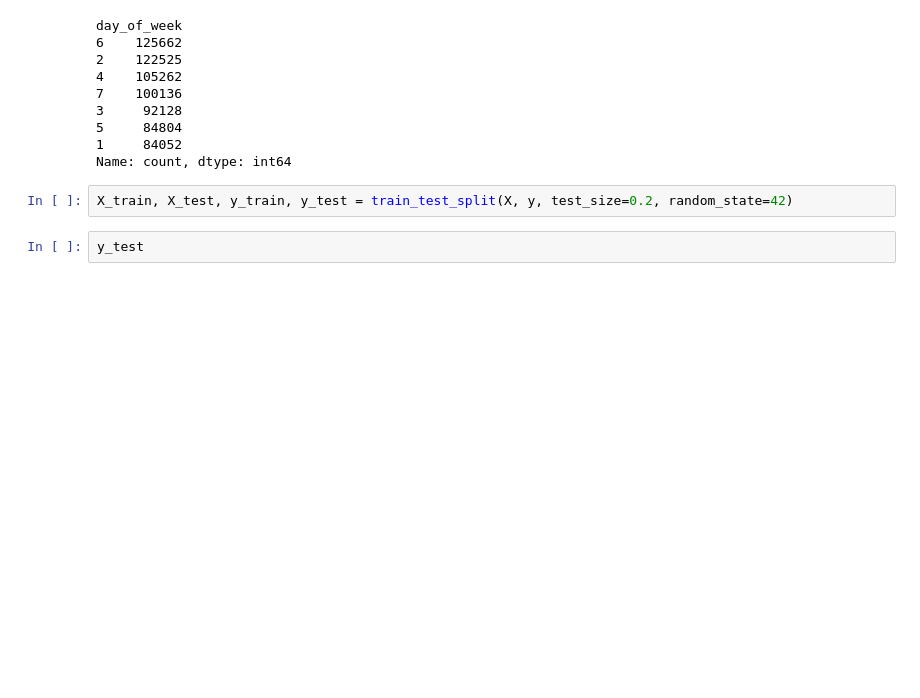
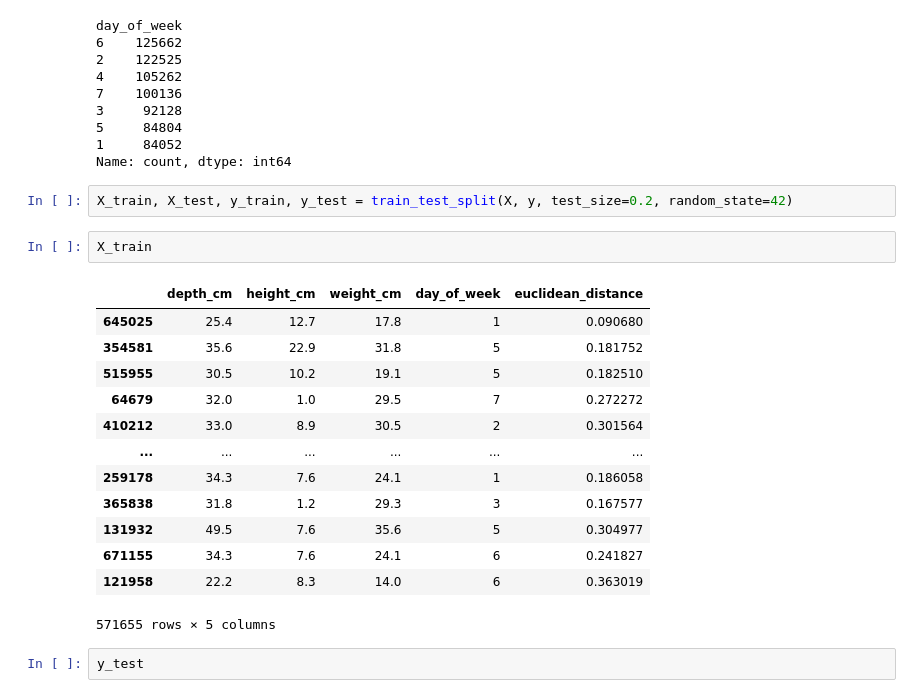
Before and after one commit to pmoros/data-mining-2023-II, a Jupyter notebook: classification/vehicle_type_model.ipynb, the cells around one changed output. Saved outputs shown, nothing was run; the diff lists cells and outputs as text; blank space fills up the shorter version.

```diff
--- a/classification/main.ipynb
+++ b/classification/vehicle_type_model.ipynb
@@ -132,6 +132,22 @@ day_of_week
 Name: count, dtype: int64
 # %%
 X_train, X_test, y_train, y_test = train_test_split(X, y, test_size=0.2, random_state=42)
+# %%
+X_train
+# %% [output]
+|  | depth_cm | height_cm | weight_cm | day_of_week | euclidean_distance |
+| 645025 | 25.4 | 12.7 | 17.8 | 1 | 0.090680 |
+| 354581 | 35.6 | 22.9 | 31.8 | 5 | 0.181752 |
+| 515955 | 30.5 | 10.2 | 19.1 | 5 | 0.182510 |
+| 64679 | 32.0 | 1.0 | 29.5 | 7 | 0.272272 |
+| 410212 | 33.0 | 8.9 | 30.5 | 2 | 0.301564 |
+| ... | ... | ... | ... | ... | ... |
+| 259178 | 34.3 | 7.6 | 24.1 | 1 | 0.186058 |
+| 365838 | 31.8 | 1.2 | 29.3 | 3 | 0.167577 |
+| 131932 | 49.5 | 7.6 | 35.6 | 5 | 0.304977 |
+| 671155 | 34.3 | 7.6 | 24.1 | 6 | 0.241827 |
+| 121958 | 22.2 | 8.3 | 14.0 | 6 | 0.363019 |
+571655 rows × 5 columns
 # %%
 y_test
 # %% [output]
```
Also changed, not shown: parts of 2 cells of this notebook, 2 other files.
